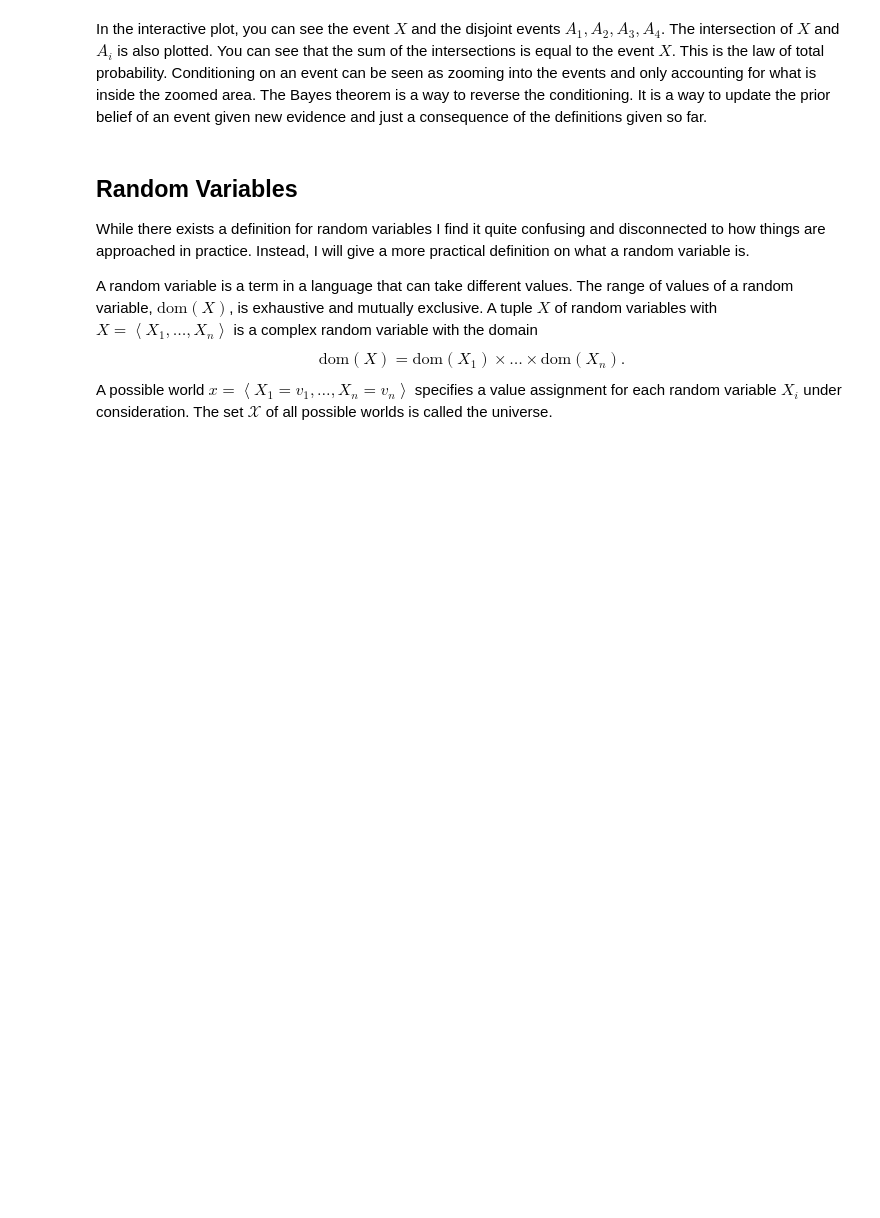
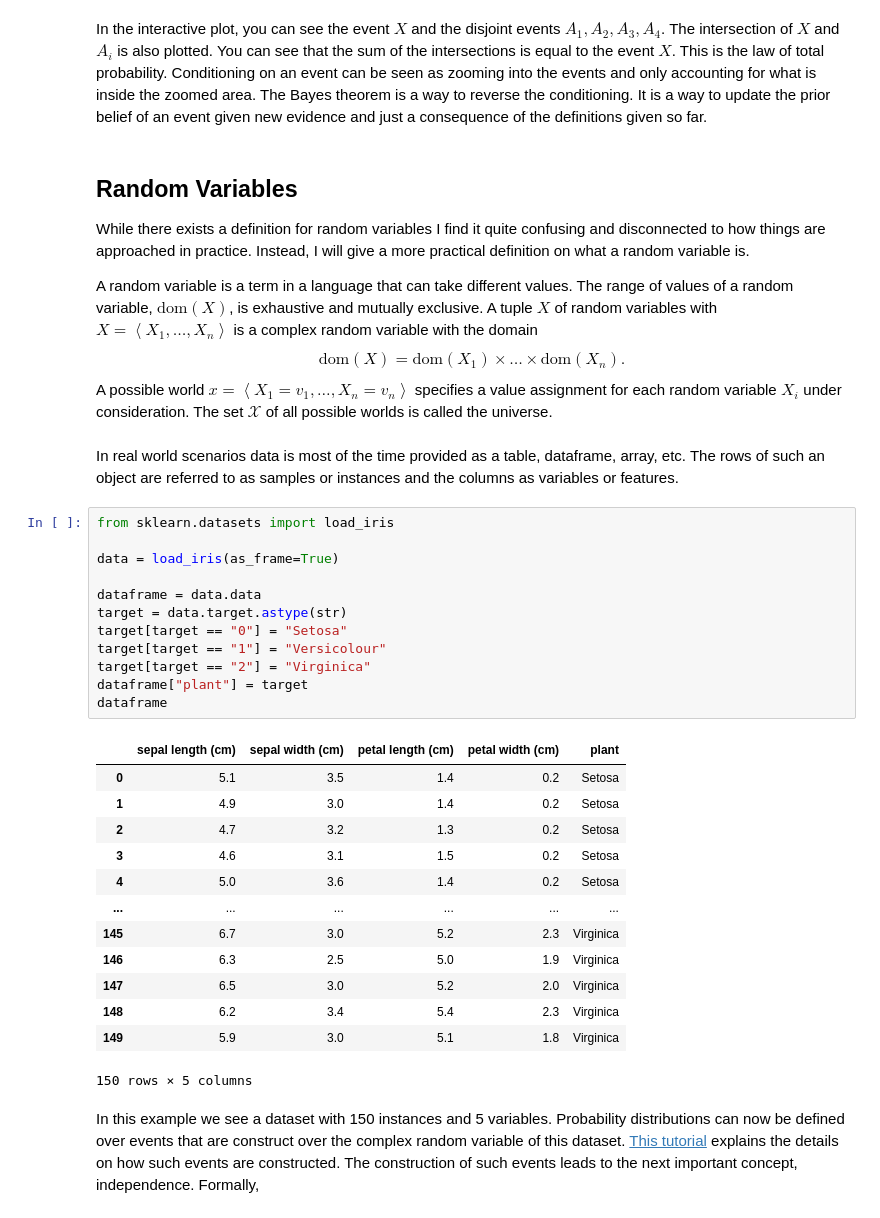
Before and after one commit to tomsch420/probabilistic_model, a Jupyter notebook: examples/probability_theory.ipynb, the cells around one changed output. Saved outputs shown, nothing was run; the diff lists cells and outputs as text; blank space fills up the shorter version.

Commit message:
more probability theory

```diff
--- a/examples/probability_theory.ipynb
+++ b/examples/probability_theory.ipynb
@@ -230,3 +230,35 @@ While there exists a definition for random variables I find it quite confusing a
 A random variable is a term in a language that can take different values. The range of values of a random variable, $\text{dom}(X)$, is exhaustive and mutually exclusive. A tuple $X$ of random variables with $X=\left<X_{1}, \ldots, X_{n}\right>$  is a complex random variable with the domain $$\text{dom}(X)=\text{dom}(X_{1}) \times \ldots \times \text{dom}(X_{n}).$$
 A possible world $x=\left<X_1=v_1,\ldots,X_n=v_n\right>$ specifies a value assignment for each random variable $X_i$ under consideration.
 The set $\mathcal{X}$ of all possible worlds is called the universe.
+# %% [markdown]
+In real world scenarios data is most of the time provided as a table, dataframe, array, etc. The rows of such an object are referred to as samples or instances and the columns as variables or features.
+# %%
+from sklearn.datasets import load_iris
+
+data = load_iris(as_frame=True)
+
+dataframe = data.data
+target = data.target.astype(str)
+target[target == "0"] = "Setosa"
+target[target == "1"] = "Versicolour"
+target[target == "2"] = "Virginica"
+dataframe["plant"] = target
+dataframe
+# %% [output]
+|  | sepal length (cm) | sepal width (cm) | petal length (cm) | petal width (cm) | plant |
+| 0 | 5.1 | 3.5 | 1.4 | 0.2 | Setosa |
+| 1 | 4.9 | 3.0 | 1.4 | 0.2 | Setosa |
+| 2 | 4.7 | 3.2 | 1.3 | 0.2 | Setosa |
+| 3 | 4.6 | 3.1 | 1.5 | 0.2 | Setosa |
+| 4 | 5.0 | 3.6 | 1.4 | 0.2 | Setosa |
+| ... | ... | ... | ... | ... | ... |
+| 145 | 6.7 | 3.0 | 5.2 | 2.3 | Virginica |
+| 146 | 6.3 | 2.5 | 5.0 | 1.9 | Virginica |
+| 147 | 6.5 | 3.0 | 5.2 | 2.0 | Virginica |
+| 148 | 6.2 | 3.4 | 5.4 | 2.3 | Virginica |
+| 149 | 5.9 | 3.0 | 5.1 | 1.8 | Virginica |
+150 rows × 5 columns
+# %% [markdown]
+In this example we see a dataset with 150 instances and 5 variables. Probability distributions can now be defined over events that are construct over the complex random variable of this dataset.
+[This tutorial](https://random-events.readthedocs.io/en/latest/notebooks/independent_constraints.html) explains the details on how such events are constructed.
+The construction of such events leads to the next important concept, independence. Formally,
```
Also changed, not shown: parts of 12 cells of this notebook.
